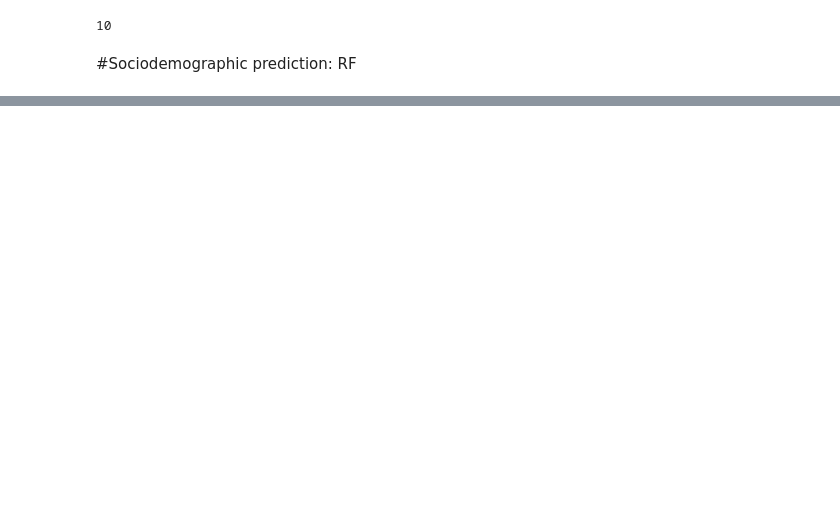
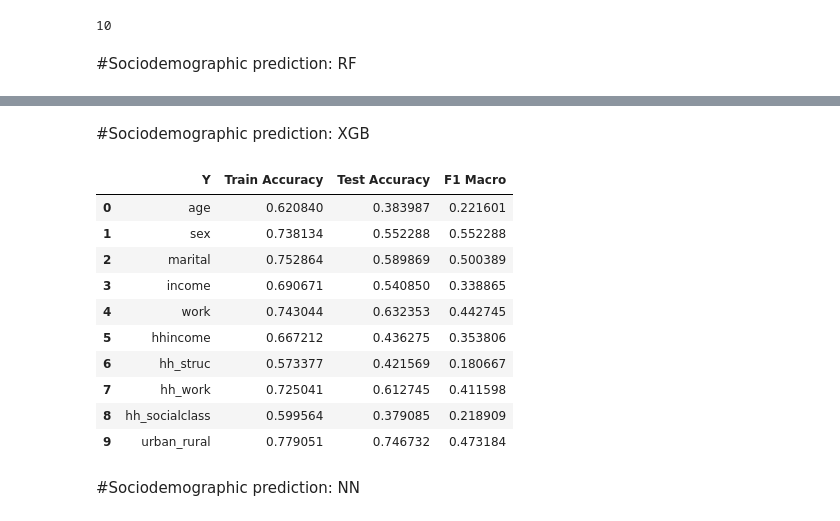
Before and after one commit to arashk1990/covid19mobility, a Jupyter notebook: models/Modelling.ipynb, the cells around one changed output, grey strips where cells are left out. Saved outputs shown, nothing was run; the diff lists cells and outputs as text; code cells hidden in the pictures; blank space fills up the shorter version.

Commit message:
LR and XGboost added.

```diff
--- a/models/Modelling.ipynb
+++ b/models/Modelling.ipynb
@@ -150,0 +304,29 @@ Mean Accuracy: 0.579
+# %% [markdown]
+#Sociodemographic prediction: XGB
+# %%
+results = []
+for var in socio_cols.keys():
+  y_train,y_test, le = dependant(y_all_tr,y_all_ts,socio_cols,var)
+  results.append(xgboost(PC_train,y_train,PC_test,y_test,var,results))
+
+XGB_results = pd.DataFrame(results,columns= ['Y', 'Train Accuracy', 'Test Accuracy',\
+                               'F1 Macro'] )
+
+
+# XGB_results.to_csv('/content/drive/MyDrive/socio_pred/UKDA-5340-tab/XGB_results.csv',\
+#                  index=False)
+XGB_results
+# %% [output]
+|  | Y | Train Accuracy | Test Accuracy | F1 Macro |
+| 0 | age | 0.620840 | 0.383987 | 0.221601 |
+| 1 | sex | 0.738134 | 0.552288 | 0.552288 |
+| 2 | marital | 0.752864 | 0.589869 | 0.500389 |
+| 3 | income | 0.690671 | 0.540850 | 0.338865 |
+| 4 | work | 0.743044 | 0.632353 | 0.442745 |
+| 5 | hhincome | 0.667212 | 0.436275 | 0.353806 |
+| 6 | hh_struc | 0.573377 | 0.421569 | 0.180667 |
+| 7 | hh_work | 0.725041 | 0.612745 | 0.411598 |
+| 8 | hh_socialclass | 0.599564 | 0.379085 | 0.218909 |
+| 9 | urban_rural | 0.779051 | 0.746732 | 0.473184 |
+# %% [markdown]
+#Sociodemographic prediction: NN
```
Also changed, not shown: parts of 16 cells of this notebook.
